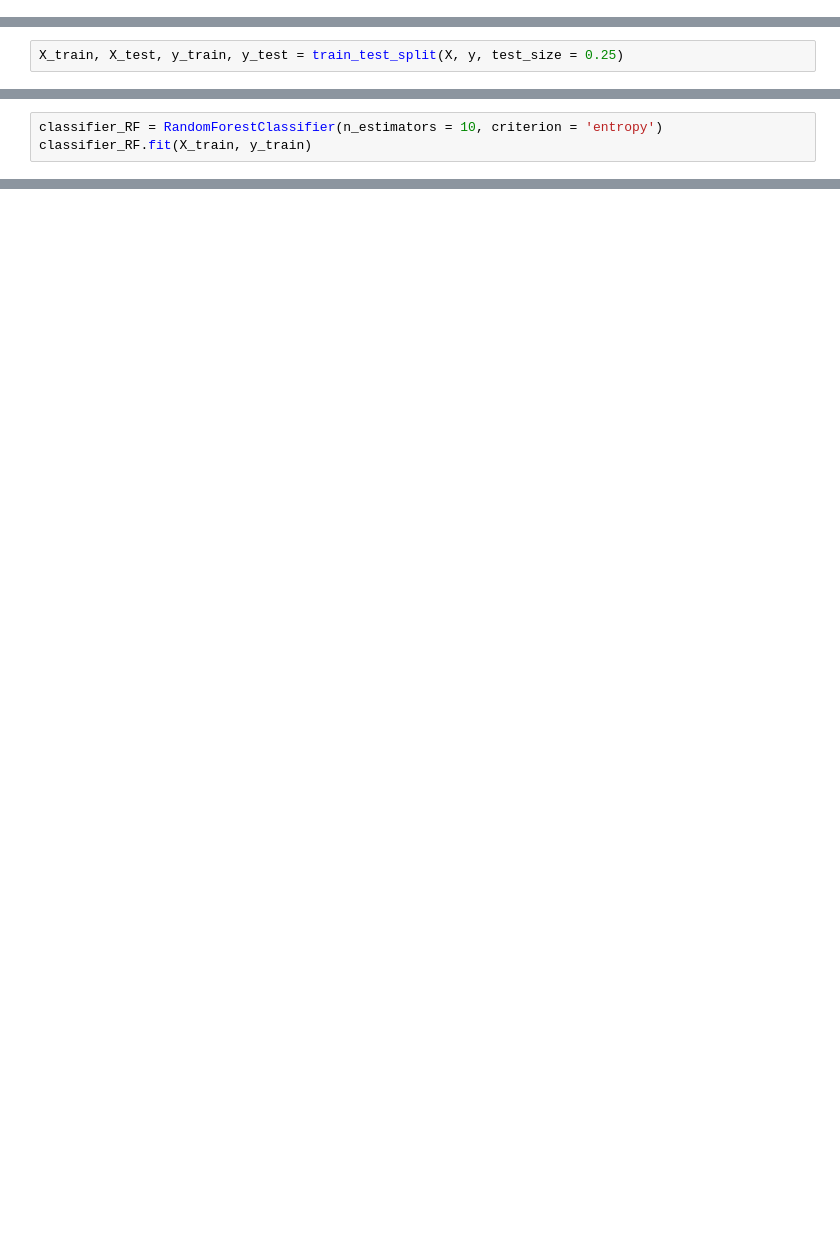
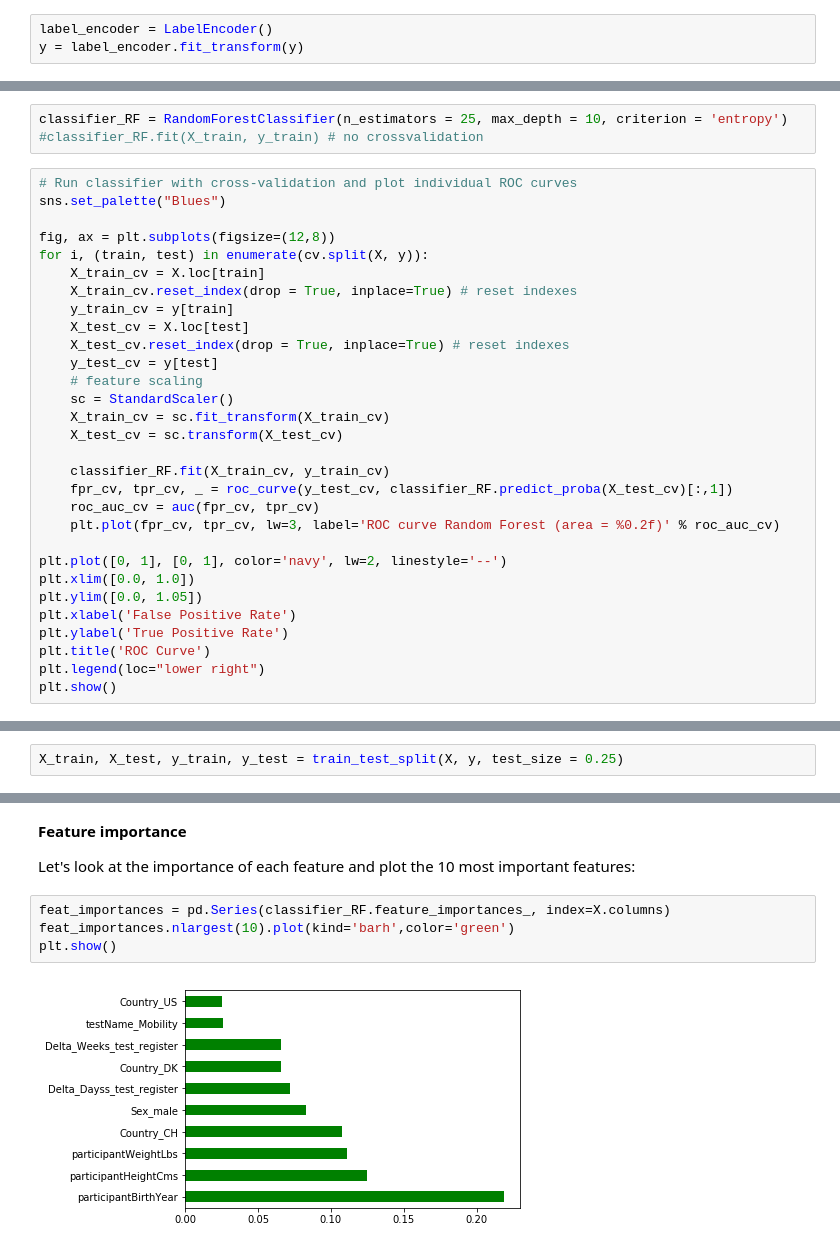
Before and after one commit to ca-schumacher/ms-rwd, a Jupyter notebook: Classification_model.ipynb, the cells around one changed output, grey strips where cells are left out. Cells and saved outputs as stored; diff of their text form; blank space fills up the shorter version.

```diff
--- a/Classification_model.ipynb
+++ b/Classification_model.ipynb
@@ -91,2 +103,5 @@ X.head()
+# %%
+label_encoder = LabelEncoder()
+y = label_encoder.fit_transform(y)
 # %% [markdown]
 Splitting the dataset into the Training set and Test set:
@@ -92,0 +302,33 @@ Splitting the dataset into the Training set and Test set:
+# %%
+classifier_RF = RandomForestClassifier(n_estimators = 25, max_depth = 10, criterion = 'entropy')
+#classifier_RF.fit(X_train, y_train) # no crossvalidation
+# %%
+# Run classifier with cross-validation and plot individual ROC curves
+sns.set_palette("Blues")
+
+fig, ax = plt.subplots(figsize=(12,8))
+for i, (train, test) in enumerate(cv.split(X, y)):
+    X_train_cv = X.loc[train]
+    X_train_cv.reset_index(drop = True, inplace=True) # reset indexes
+    y_train_cv = y[train]
+    X_test_cv = X.loc[test]
+    X_test_cv.reset_index(drop = True, inplace=True) # reset indexes
+    y_test_cv = y[test]
+    # feature scaling
+    sc = StandardScaler()
+    X_train_cv = sc.fit_transform(X_train_cv)
+    X_test_cv = sc.transform(X_test_cv)
+
+    classifier_RF.fit(X_train_cv, y_train_cv)
+    fpr_cv, tpr_cv, _ = roc_curve(y_test_cv, classifier_RF.predict_proba(X_test_cv)[:,1])
+    roc_auc_cv = auc(fpr_cv, tpr_cv)
+    plt.plot(fpr_cv, tpr_cv, lw=3, label='ROC curve Random Forest (area = %0.2f)' % roc_auc_cv)
+
+plt.plot([0, 1], [0, 1], color='navy', lw=2, linestyle='--')
+plt.xlim([0.0, 1.0])
+plt.ylim([0.0, 1.05])
+plt.xlabel('False Positive Rate')
+plt.ylabel('True Positive Rate')
+plt.title('ROC Curve')
+plt.legend(loc="lower right")
+plt.show()
@@ -163,3 +395,0 @@ array([[38888,   337],
-# %%
-classifier_RF = RandomForestClassifier(n_estimators = 10, criterion = 'entropy')
-classifier_RF.fit(X_train, y_train)
@@ -181,0 +456,10 @@ array([[39204,    21],
+# %% [markdown]
+**Feature importance**
+
+Let's look at the importance of each feature and plot the 10 most important features:
+# %%
+feat_importances = pd.Series(classifier_RF.feature_importances_, index=X.columns)
+feat_importances.nlargest(10).plot(kind='barh',color='green')
+plt.show()
+# %% [output]
+[figure, added]
```
Also changed, not shown: parts of 81 cells of this notebook, 1 other file.
